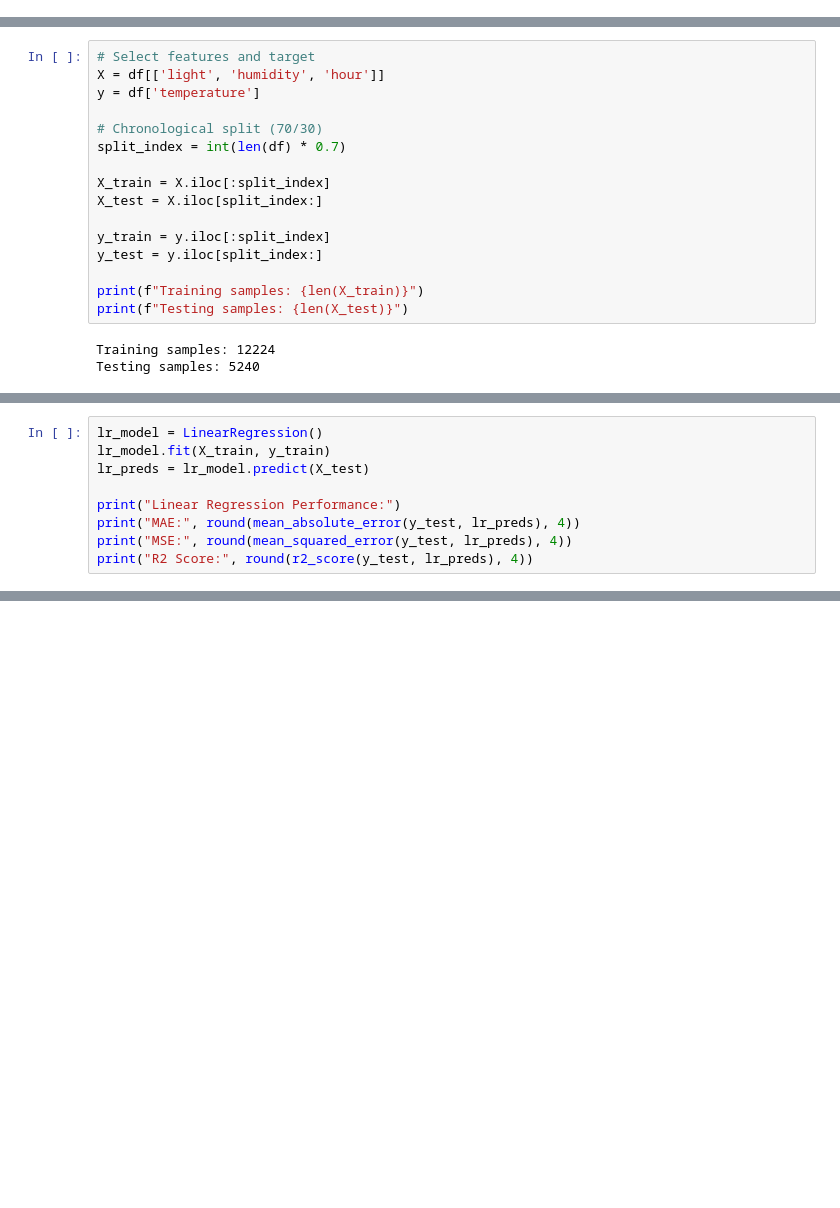
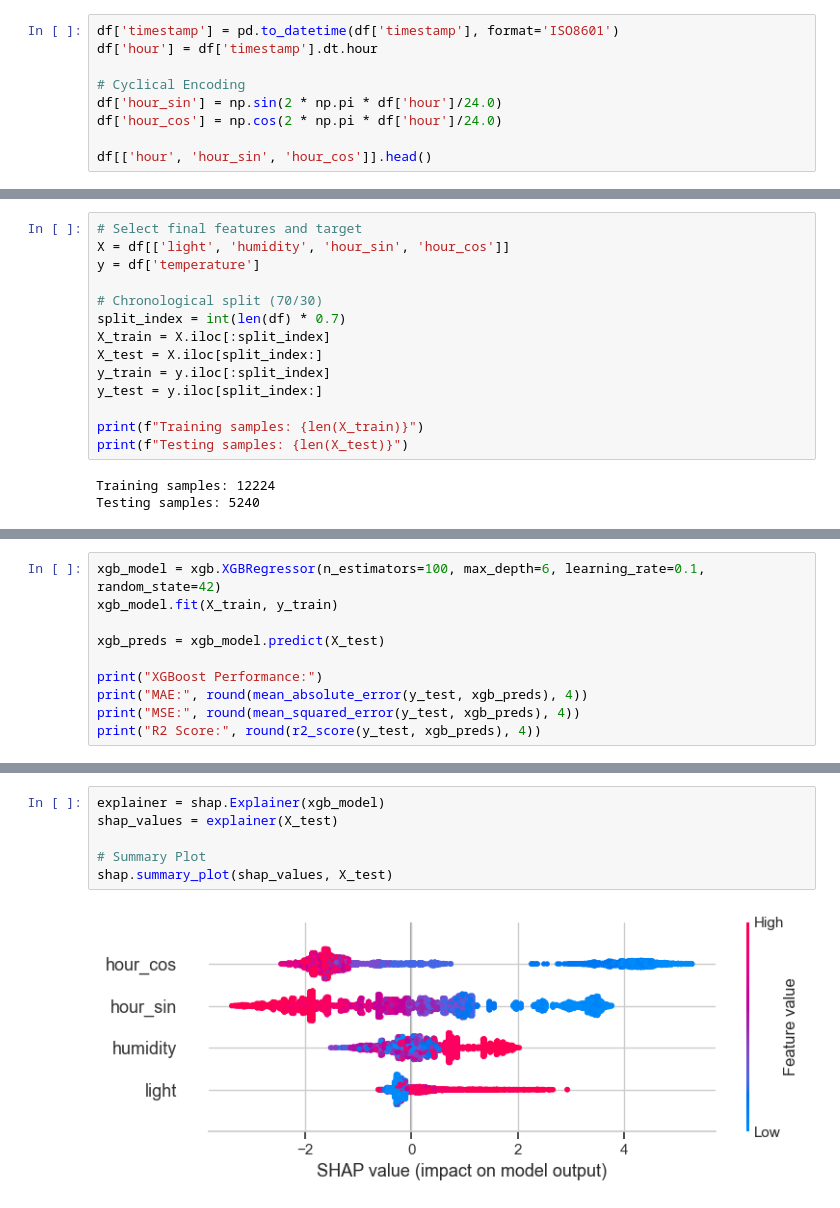
Before and after one commit to anushnkunder/weather-predicition-ML, a Jupyter notebook: Weather_Prediction_Mini_Project.ipynb, the cells around one changed output, grey strips where cells are left out. Drawn from its saved outputs; the diff is of its cells as text; blank space fills up the shorter version.

Commit message:
Added Premium Streamlit Dashboard, XGBoost Model, and XAI

```diff
--- a/Weather_Prediction_Mini_Project.ipynb
+++ b/Weather_Prediction_Mini_Project.ipynb
@@ -118,0 +43,9 @@ We prepare our features (X) and target (y), and split them into training and tes
+# %%
+df['timestamp'] = pd.to_datetime(df['timestamp'], format='ISO8601')
+df['hour'] = df['timestamp'].dt.hour
+
+# Cyclical Encoding
+df['hour_sin'] = np.sin(2 * np.pi * df['hour']/24.0)
+df['hour_cos'] = np.cos(2 * np.pi * df['hour']/24.0)
+
+df[['hour', 'hour_sin', 'hour_cos']].head()
@@ -119,14 +61,12 @@ We prepare our features (X) and target (y), and split them into training and tes
 # %%
-# Select features and target
-X = df[['light', 'humidity', 'hour']]
+# Select final features and target
+X = df[['light', 'humidity', 'hour_sin', 'hour_cos']]
 y = df['temperature']
 
 # Chronological split (70/30)
 split_index = int(len(df) * 0.7)
-
 X_train = X.iloc[:split_index]
 X_test = X.iloc[split_index:]
-
 y_train = y.iloc[:split_index]
 y_test = y.iloc[split_index:]
 
@@ -143,10 +81,11 @@ We will compare a simple Linear Regression model with a Random Forest Regressor.
 # %%
-lr_model = LinearRegression()
-lr_model.fit(X_train, y_train)
-lr_preds = lr_model.predict(X_test)
+xgb_model = xgb.XGBRegressor(n_estimators=100, max_depth=6, learning_rate=0.1, random_state=42)
+xgb_model.fit(X_train, y_train)
 
-print("Linear Regression Performance:")
-print("MAE:", round(mean_absolute_error(y_test, lr_preds), 4))
-print("MSE:", round(mean_squared_error(y_test, lr_preds), 4))
-print("R2 Score:", round(r2_score(y_test, lr_preds), 4))
+xgb_preds = xgb_model.predict(X_test)
+
+print("XGBoost Performance:")
+print("MAE:", round(mean_absolute_error(y_test, xgb_preds), 4))
+print("MSE:", round(mean_squared_error(y_test, xgb_preds), 4))
+print("R2 Score:", round(r2_score(y_test, xgb_preds), 4))
 # %% [output]
@@ -222,0 +99,8 @@ plt.show()
+# %%
+explainer = shap.Explainer(xgb_model)
+shap_values = explainer(X_test)
+
+# Summary Plot
+shap.summary_plot(shap_values, X_test)
+# %% [output]
+[figure, added]
```
Also changed, not shown: parts of 31 cells of this notebook, 5 other files.
